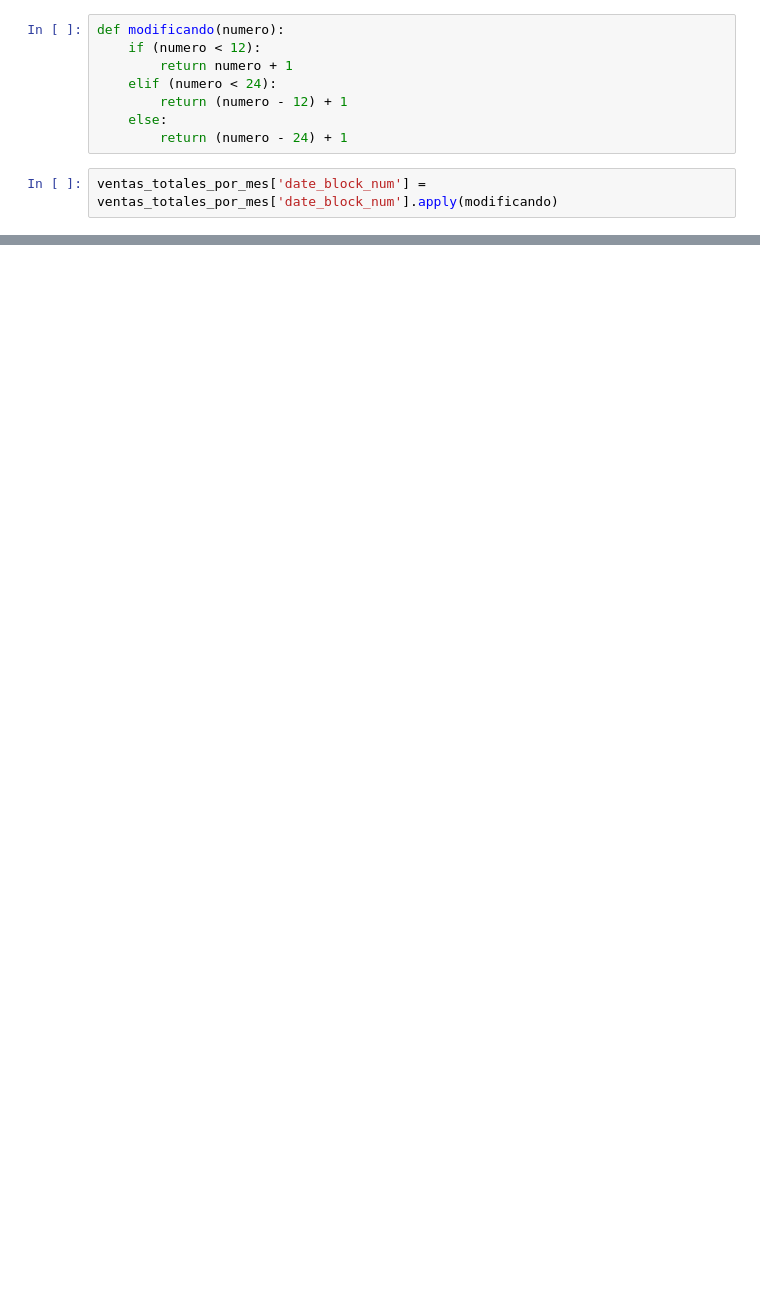
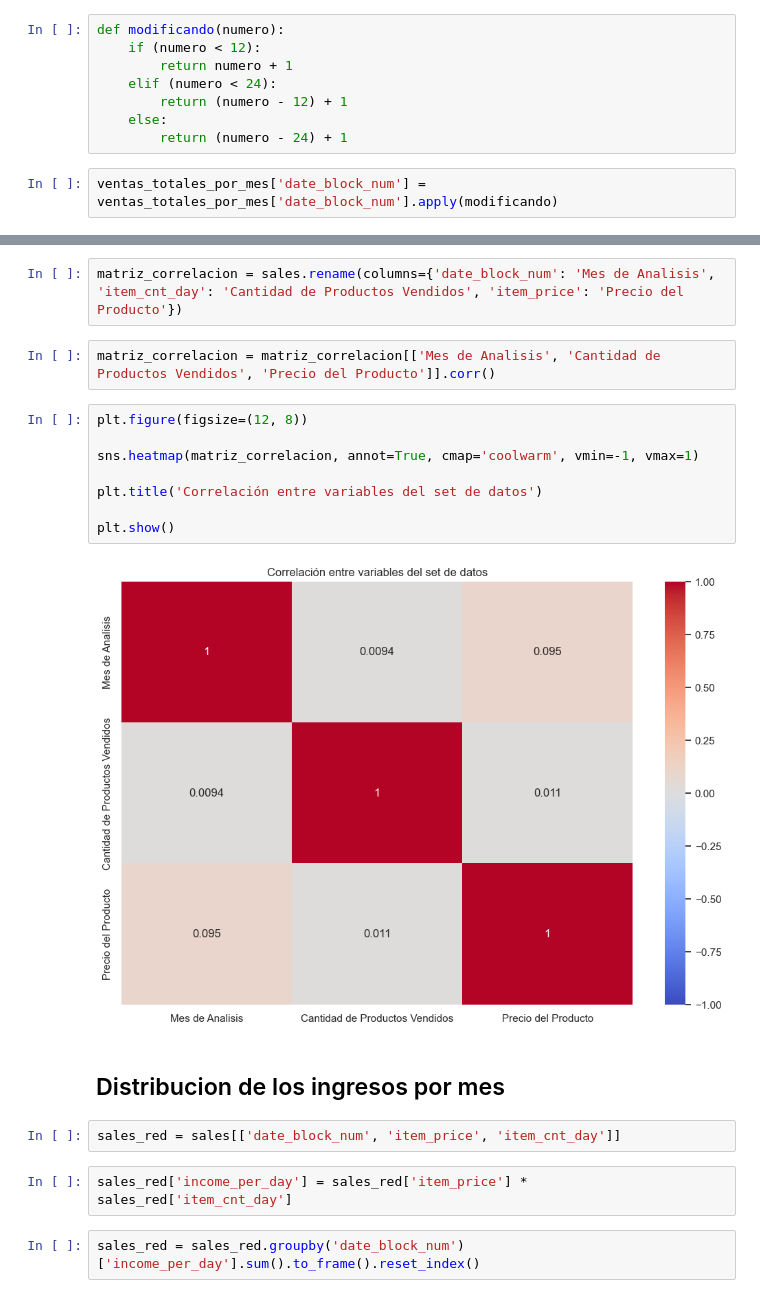
Before and after one commit to agpelliciari/TP2-Organizacion-De-Datos, a Jupyter notebook: TP2.ipynb, the cells around one changed output, grey strips where cells are left out. Cells and saved outputs as stored; diff of their text form; blank space fills up the shorter version.

```diff
--- a/TP2.ipynb
+++ b/TP2.ipynb
@@ -263,0 +266,22 @@ plt.show()
+# %%
+matriz_correlacion = sales.rename(columns={'date_block_num': 'Mes de Analisis', 'item_cnt_day': 'Cantidad de Productos Vendidos', 'item_price': 'Precio del Producto'})
+# %%
+matriz_correlacion = matriz_correlacion[['Mes de Analisis', 'Cantidad de Productos Vendidos', 'Precio del Producto']].corr()
+# %%
+plt.figure(figsize=(12, 8))
+
+sns.heatmap(matriz_correlacion, annot=True, cmap='coolwarm', vmin=-1, vmax=1)
+
+plt.title('Correlación entre variables del set de datos')
+
+plt.show()
+# %% [output]
+[figure, added]
+# %% [markdown]
+## Distribucion de los ingresos por mes
+# %%
+sales_red = sales[['date_block_num', 'item_price', 'item_cnt_day']]
+# %%
+sales_red['income_per_day'] = sales_red['item_price'] * sales_red['item_cnt_day']
+# %%
+sales_red = sales_red.groupby('date_block_num')['income_per_day'].sum().to_frame().reset_index()
```
Also changed, not shown: parts of 30 cells of this notebook, 5 other files.
